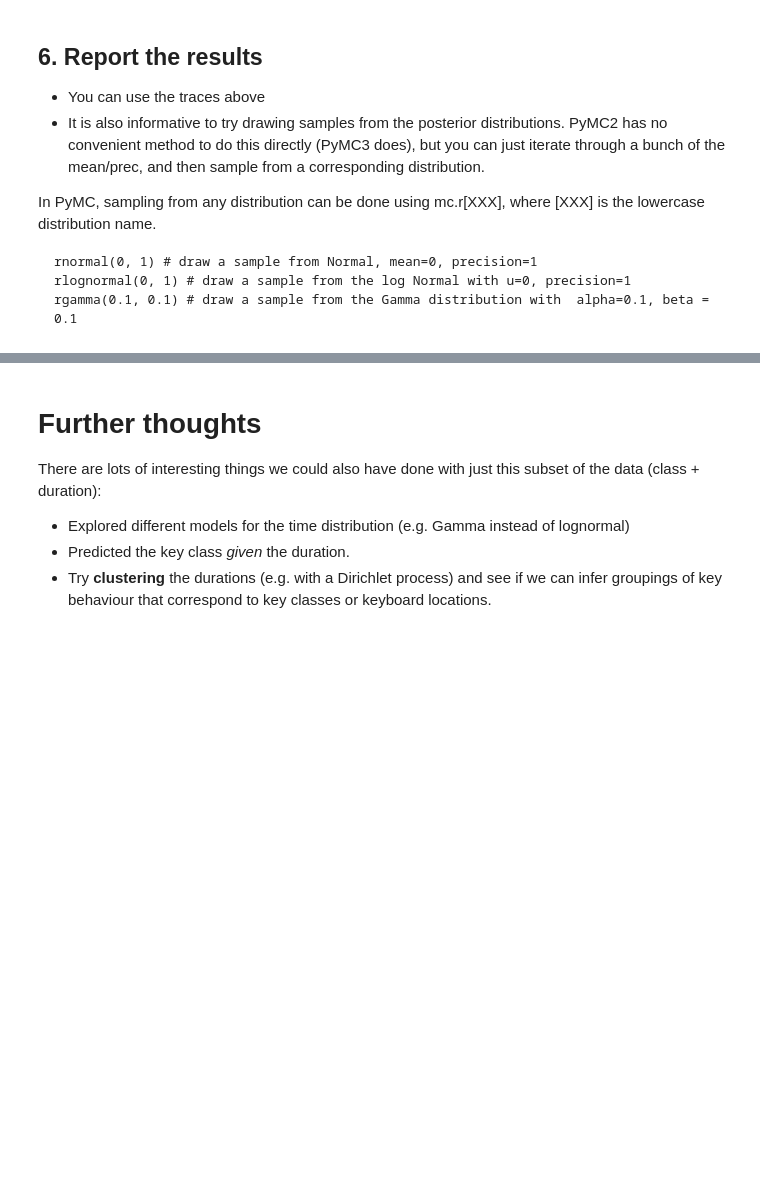
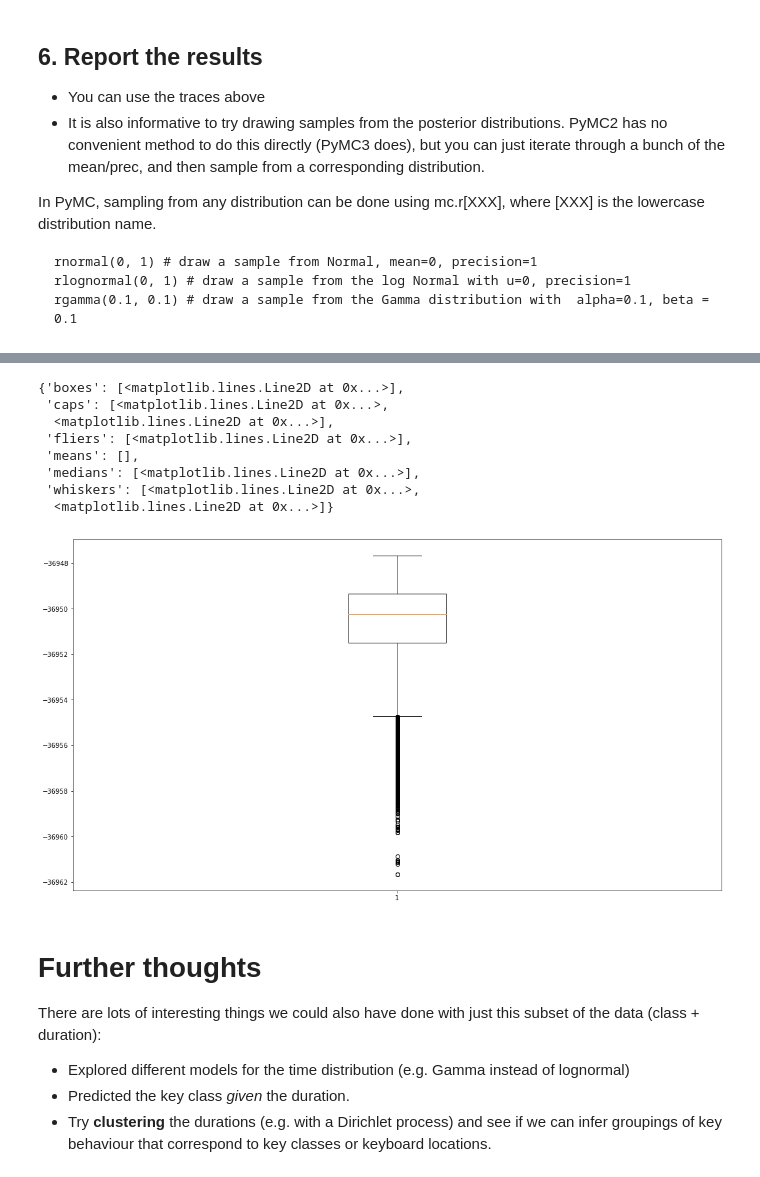
Before and after one commit to johnhw/summerschool2017, a Jupyter notebook: static/static_1.ipynb, the cells around one changed output, grey strips where cells are left out. Cells and saved outputs as stored; diff of their text form; code cells hidden in the pictures; blank space fills up the shorter version.

```diff
--- a/static/static_1.ipynb
+++ b/static/static_1.ipynb
@@ -847,3 +847,37 @@ for i,k in enumerate(key_samples):
+# %%
+# plot the Box plot of the log-probability (very slow)
+def logp(mcmc):
+    db = mcmc
+    n_samples = db.trace('deviance').length()
+    logp = np.empty(n_samples, np.double)
+
+    #loop over all samples
+    for i_sample in xrange(n_samples):
+        #set the value of all stochastic to their 'i_sample' value
+        for stochastic in model.stochastics:
+            try:
+                value = db.trace(stochastic.__name__)[i_sample]
+                stochastic.value = value
+
+            except KeyError:
+                print "No trace available for %s. " % stochastic.__name__
+
+        #get logp
+        logp[i_sample] = model.logp
+
+    return logp
+
+plt.boxplot(logp(mcmc))
+# %% [output]
+{'boxes': [<matplotlib.lines.Line2D at 0x...>],
+ 'caps': [<matplotlib.lines.Line2D at 0x...>,
+  <matplotlib.lines.Line2D at 0x...>],
+ 'fliers': [<matplotlib.lines.Line2D at 0x...>],
+ 'means': [],
+ 'medians': [<matplotlib.lines.Line2D at 0x...>],
+ 'whiskers': [<matplotlib.lines.Line2D at 0x...>,
+  <matplotlib.lines.Line2D at 0x...>]}
+[figure, added]
 # %% [markdown]
 # Further thoughts
 There are lots of interesting things we could also have done with just this subset of the data (class + duration):
```
Also changed, not shown: parts of 4 cells of this notebook, 3 other files.
